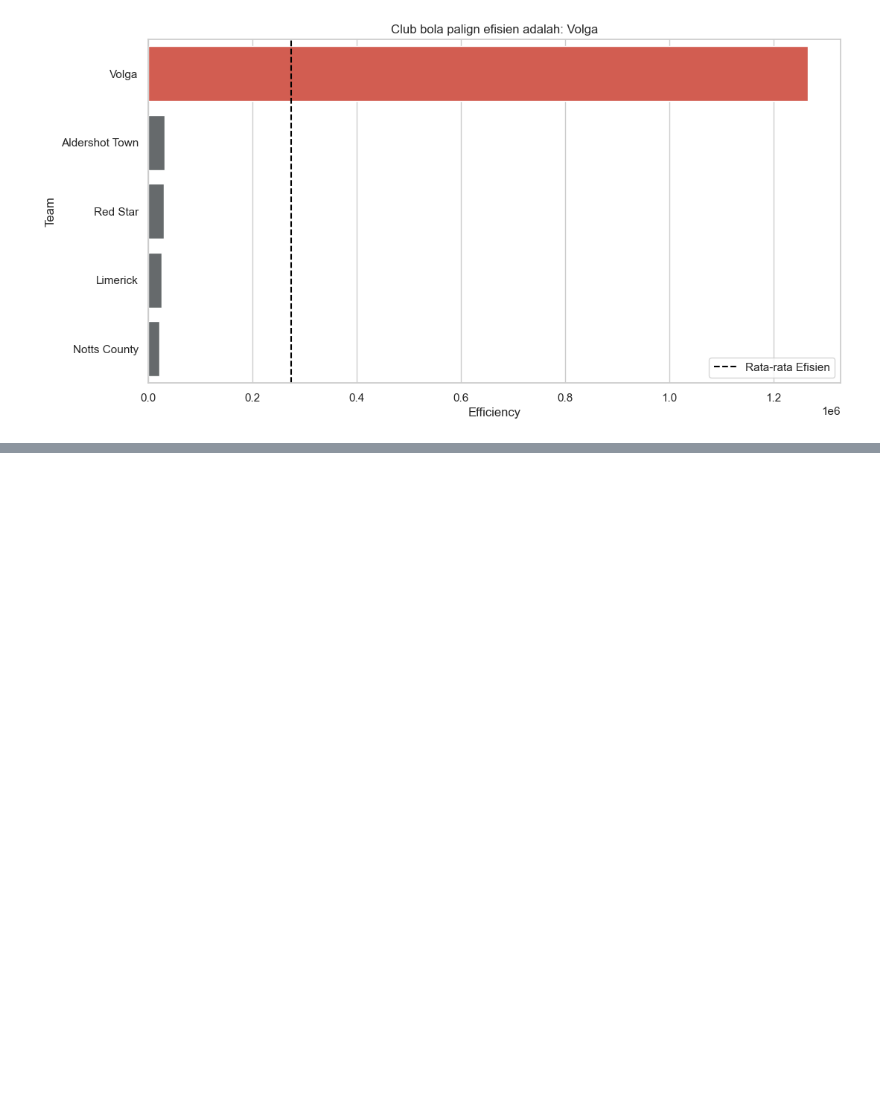
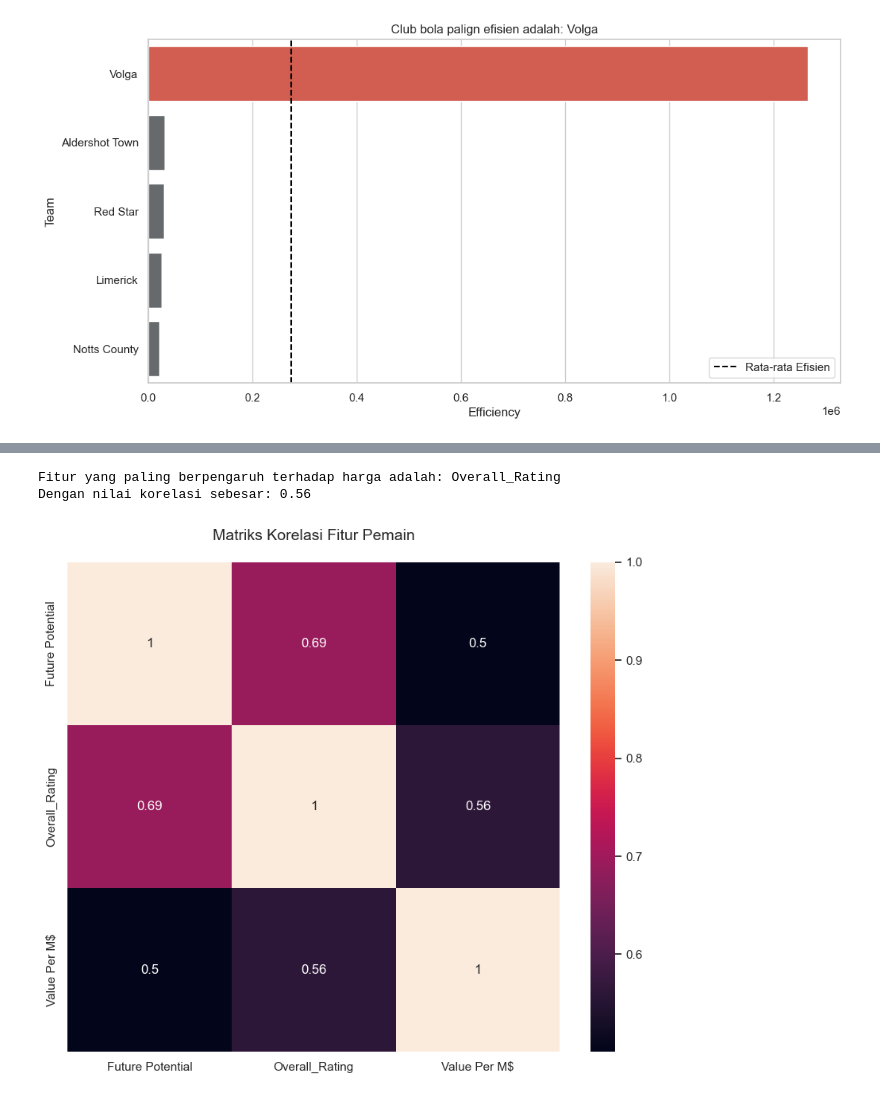
Before and after one commit to HafidzAfrieno/Project-Data-Analyst-Part-1, a Jupyter notebook: fifa_player_analyst.ipynb, the cells around one changed output, grey strips where cells are left out. Cells and saved outputs as stored; diff of their text form; code cells hidden in the pictures; blank space fills up the shorter version.

```diff
--- a/fifa_player_analyst.ipynb
+++ b/fifa_player_analyst.ipynb
@@ -385,0 +400,19 @@ Passing `palette` without assigning `hue` is deprecated and will be removed in v
+# %%
+# soal nomor 1
+col_Value = df[['Future Potential','Overall_Rating','Value Per M$']].corr()
+target_cor = col_Value['Value Per M$'].drop('Value Per M$')
+fitur_terkuat = target_cor.idxmax()
+nilai_fitur = target_cor.max()
+
+print(f"Fitur yang paling berpengaruh terhadap harga adalah: {fitur_terkuat}")
+print(f"Dengan nilai korelasi sebesar: {nilai_fitur:.2f}")
+# %% [output]
+Fitur yang paling berpengaruh terhadap harga adalah: Overall_Rating
+Dengan nilai korelasi sebesar: 0.56
+# %%
+plt.figure(figsize=(10,8))
+sns.heatmap(col_Value,annot=True)
+plt.title('Matriks Korelasi Fitur Pemain',fontsize=14, pad=20)
+plt.show()
+# %% [output]
+[figure, added]
```
Also changed, not shown: parts of 18 cells of this notebook.
